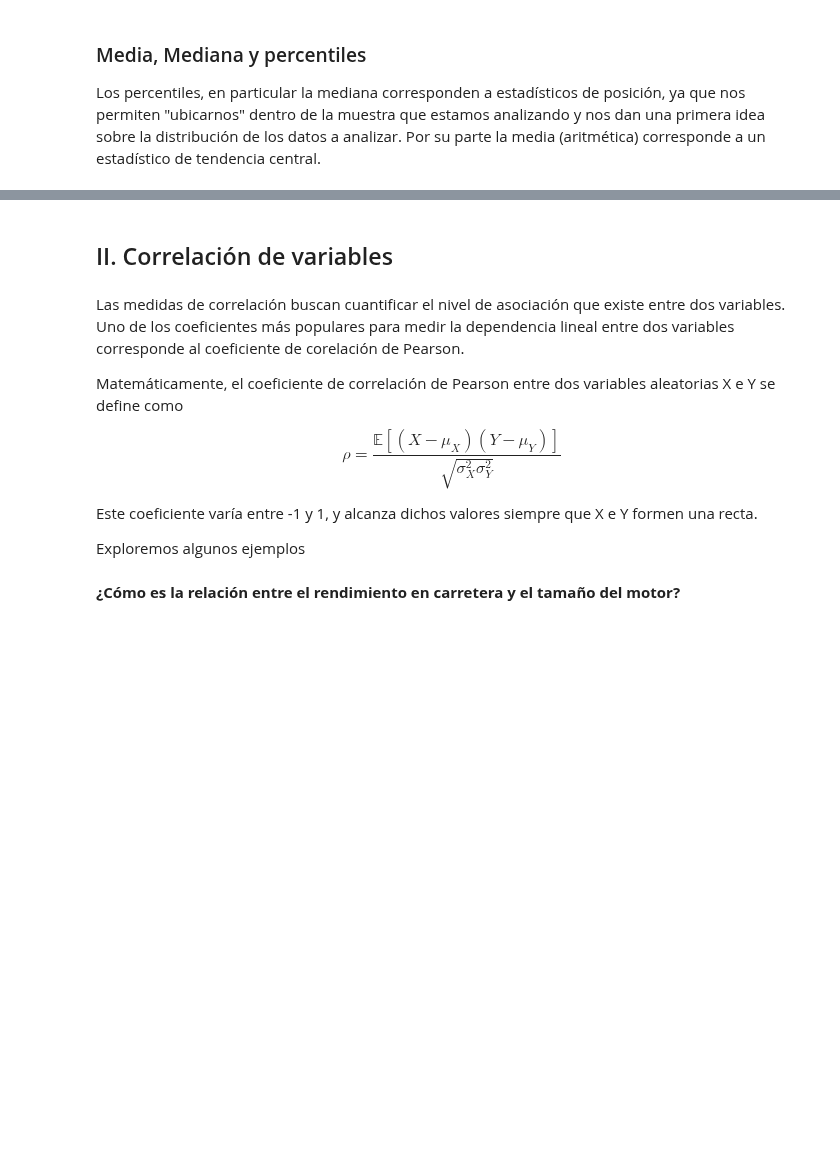
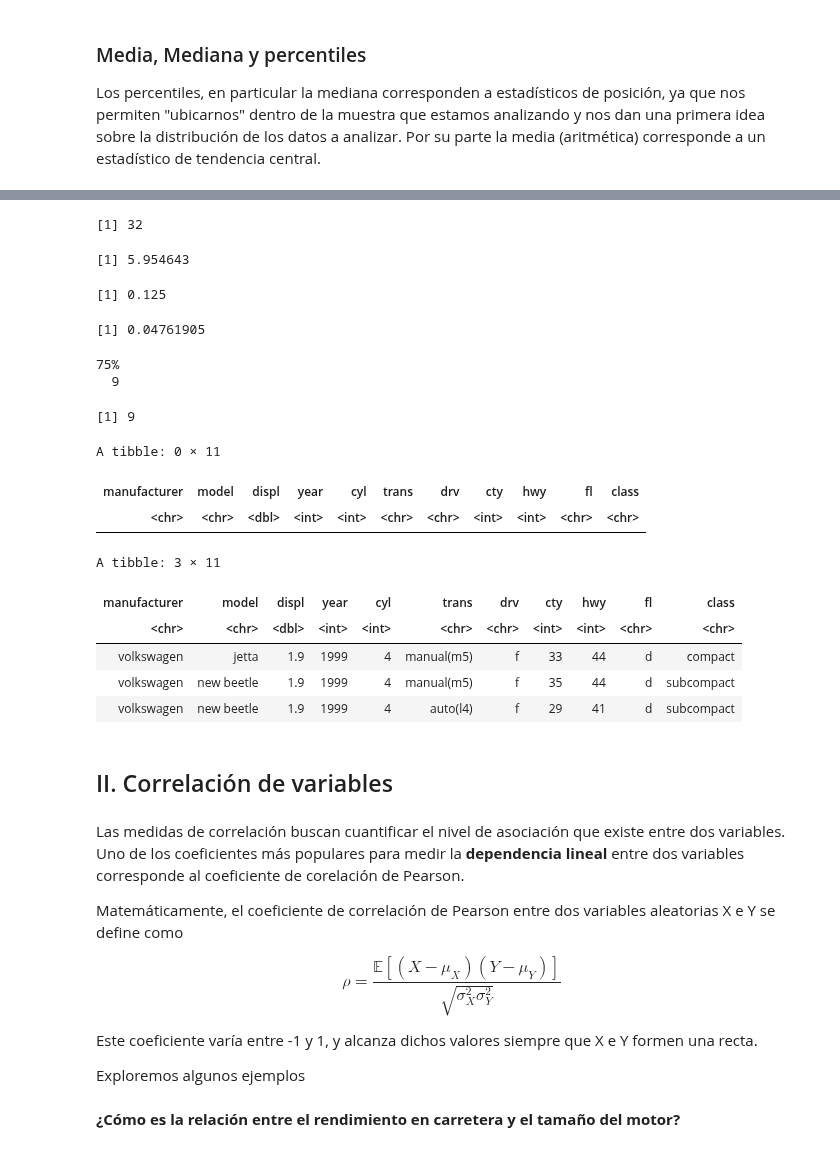
Before and after one commit to rodrigo-coco-espinoza/Introduccion_a_ciencia_de_datos_R_v2, a Jupyter notebook: Clases/Clase5/Clase5_0_Estadisticos_descriptivos_y_correlación.ipynb, the cells around one changed output, grey strips where cells are left out. Drawn from its saved outputs; the diff is of its cells as text; code cells hidden in the pictures; blank space fills up the shorter version.

```diff
--- a/Clases/Clase5/Clase5_0_Estadisticos_descriptivos_y_correlación.ipynb
+++ b/Clases/Clase5/Clase5_0_Estadisticos_descriptivos_y_correlación.ipynb
@@ -68,4 +122,56 @@ Rango, desviación estándar  y rango intercuartílico. Son medidas que buscan c
+# %%
+# medidas de dispersión ---------------
+
+# Rango: max - min
+max(mpg$hwy)-min(mpg$hwy)
+
+# NOTA:
+# El rango es una métrica muy poco robusta y por ende es sensible a la presencia de outliers.
+
+# Desviación estándar
+sd(mpg$hwy)# En proomedio, cada auto se desvía en 5.9 mpg respecto de la media
+# %% [output]
+[1] 32
+[1] 5.954643
+# %%
+
+# Coef de variación = desviación estandar / |promedio|
+
+# Caso 1: sd= 50.000  , media =  400.000
+# Caso 2: sd= 100.000 , media =  2.100.000
+
+# cv1
+50000/400000
+
+100000/2100000
+# %% [output]
+[1] 0.125
+[1] 0.04761905
+# %%
+# Rango Inter-cuartílico
+quantile(mpg$hwy,.75)-quantile(mpg$hwy,.25)
+
+IQR(mpg$hwy)
+# %% [output]
+75%
+  9
+[1] 9
 # %%
-# Rango Inter-cuartílico
-# Una obs se considera "extrema" si si valor está por sobre (debajo) 1.5 veces el rango intercuartílico (RI = Q3- Q1)
-# IQR(mpg$hwy)
+# NOTA:  Una obs se considera "extrema" si si valor está por sobre (debajo)de la caja en 1.5 veces el rango intercuartílico (RI = Q3- Q1)
+# lim inf 1.5*IQR (por "debajo")
+mpg %>%
+  filter(hwy < quantile(hwy,0.25)-1.5*IQR(hwy))
+
+# lim sup 1.5*IQR (por "arriba")
+mpg %>%
+  filter(hwy > quantile(hwy,0.75)+1.5*IQR(hwy))
+# %% [output]
+A tibble: 0 × 11
+| manufacturer | model | displ | year | cyl | trans | drv | cty | hwy | fl | class |
+| <chr> | <chr> | <dbl> | <int> | <int> | <chr> | <chr> | <int> | <int> | <chr> | <chr> |
+A tibble: 3 × 11
+| manufacturer | model | displ | year | cyl | trans | drv | cty | hwy | fl | class |
+| <chr> | <chr> | <dbl> | <int> | <int> | <chr> | <chr> | <int> | <int> | <chr> | <chr> |
+| volkswagen | jetta | 1.9 | 1999 | 4 | manual(m5) | f | 33 | 44 | d | compact |
+| volkswagen | new beetle | 1.9 | 1999 | 4 | manual(m5) | f | 35 | 44 | d | subcompact |
+| volkswagen | new beetle | 1.9 | 1999 | 4 | auto(l4) | f | 29 | 41 | d | subcompact |
@@ -89,7 +178,7 @@ Rango, desviación estándar  y rango intercuartílico. Son medidas que buscan c
 # %% [markdown]
 ## II. Correlación de variables
 # %% [markdown]
-Las medidas de correlación buscan cuantificar el nivel de asociación que existe entre dos variables. Uno de los coeficientes más populares para medir la dependencia lineal entre dos variables corresponde al coeficiente de corelación de Pearson.
+Las medidas de correlación buscan cuantificar el nivel de asociación que existe entre dos variables. Uno de los coeficientes más populares para medir la **dependencia lineal** entre dos variables corresponde al coeficiente de corelación de Pearson.
 
 Matemáticamente, el coeficiente de correlación de Pearson entre dos variables aleatorias X e Y se define como
 
```
Also changed, not shown: parts of 21 cells of this notebook.
